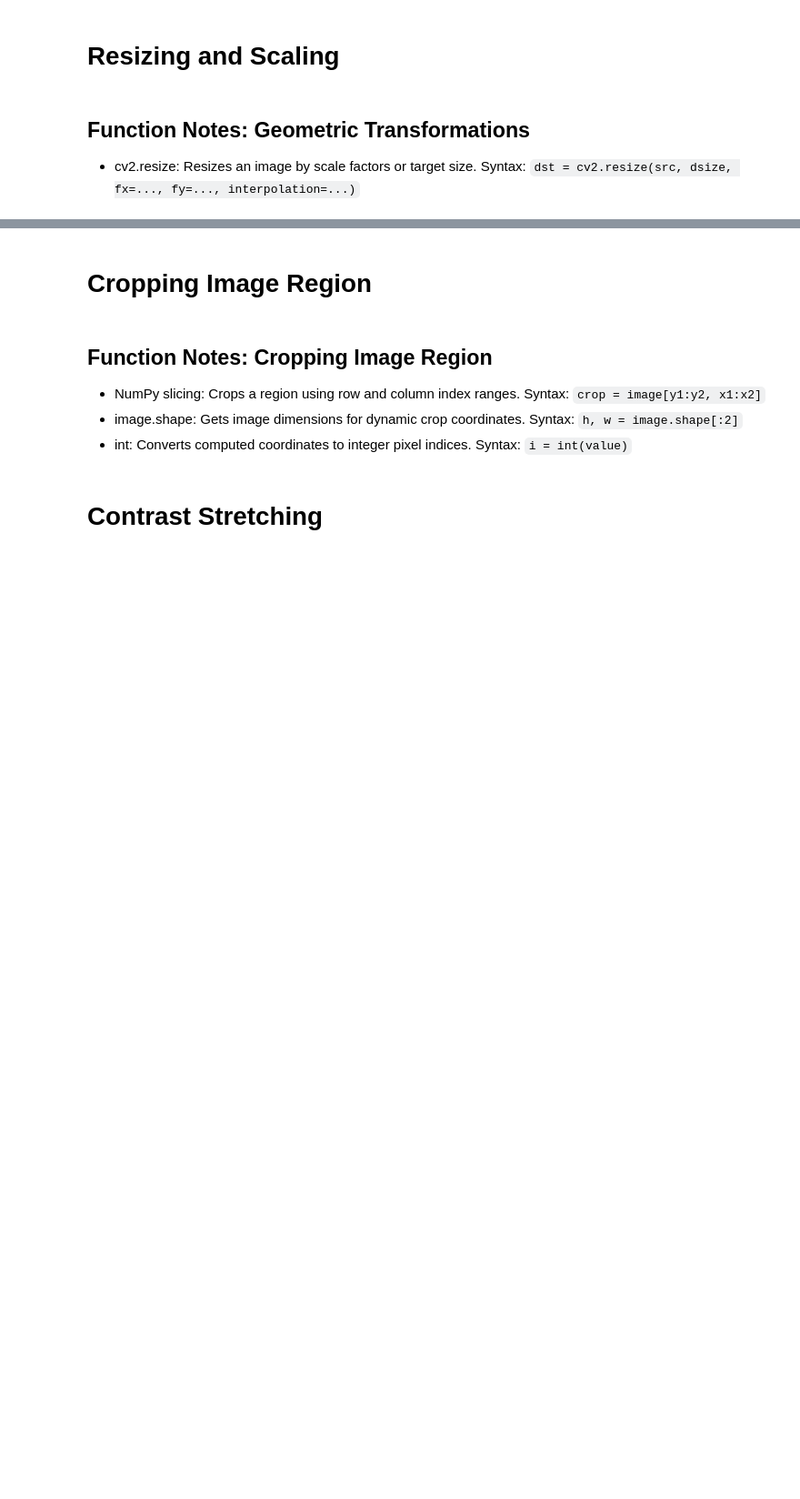
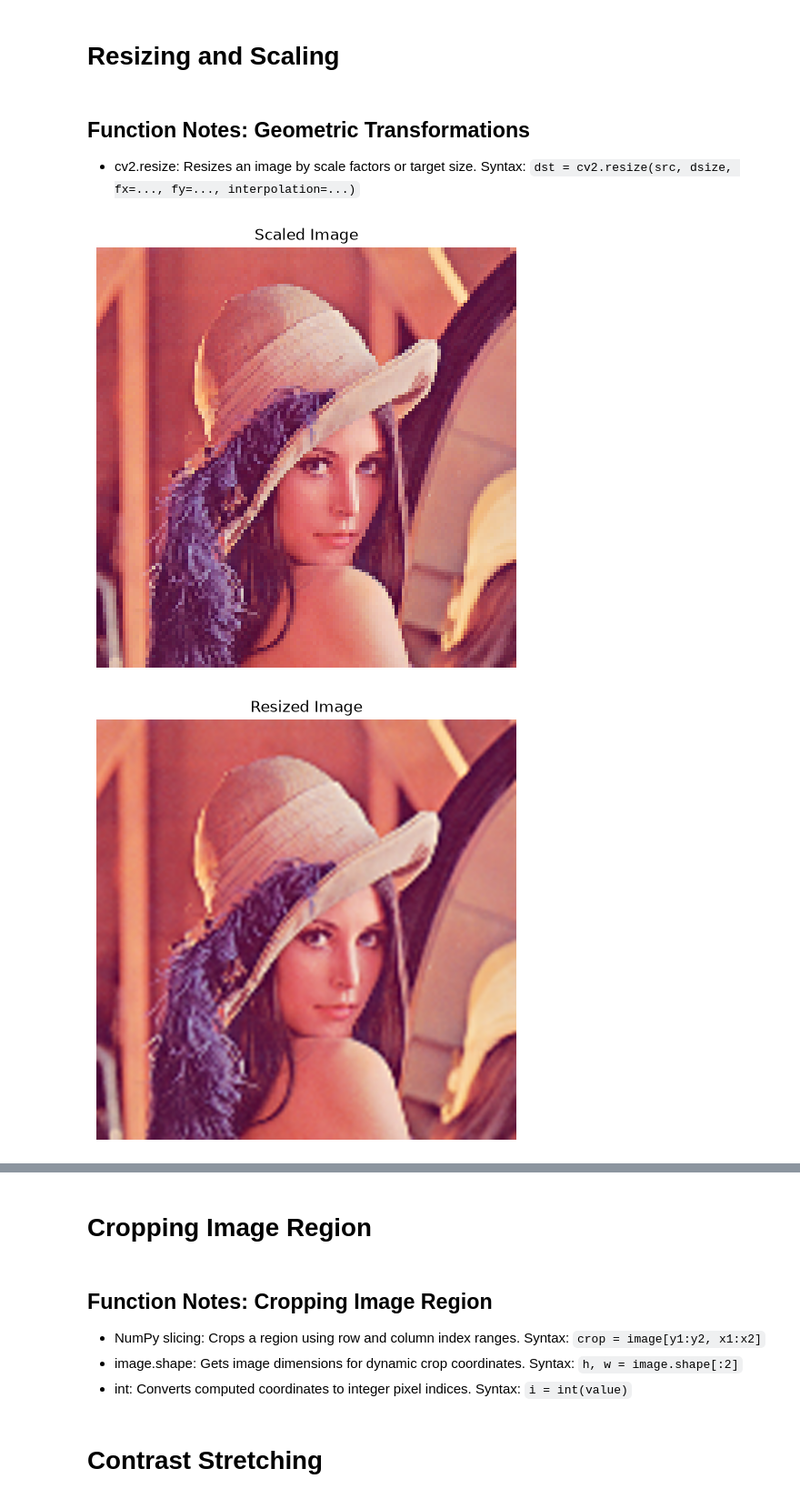
Before and after one commit to James-Jin-Sun/handheld-ocr-translator, a Jupyter notebook: image_tutorial/image_processing_blank.ipynb, the cells around one changed output, grey strips where cells are left out. Shown at 91% size. Cells and saved outputs as stored; diff of their text form; code cells hidden in the pictures; blank space fills up the shorter version.

```diff
--- a/image_tutorial/image_processing_blank.ipynb
+++ b/image_tutorial/image_processing_blank.ipynb
@@ -132,3 +166,23 @@ plt.show()
 
 - cv2.resize: Resizes an image by scale factors or target size.
   Syntax: `dst = cv2.resize(src, dsize, fx=..., fy=..., interpolation=...)`
+# %%
+img_scaled = cv2.resize(img_mpl, None, fx=0.25, fy=0.25)
+img_scaled2 = cv2.resize(img_mpl, (128,128))
+img_resized = cv2.resize(img_scaled, (512,512), interpolation=cv2.INTER_CUBIC)
+img_resized2 = cv2.resize(img_scaled, None, fx=2.0, fy=2.0, interpolation=cv2.INTER_CUBIC)
+
+plt.figure(figsize=(10, 6))
+plt.imshow(img_scaled)
+plt.title("Scaled Image")
+plt.axis('off')
+plt.show()
+
+plt.figure(figsize=(10, 6))
+plt.imshow(img_resized)
+plt.title("Resized Image")
+plt.axis('off')
+plt.show()
+# %% [output]
+[figure, added]
+[figure, added]
```
Also changed, not shown: parts of 8 cells of this notebook, 3 other files.
